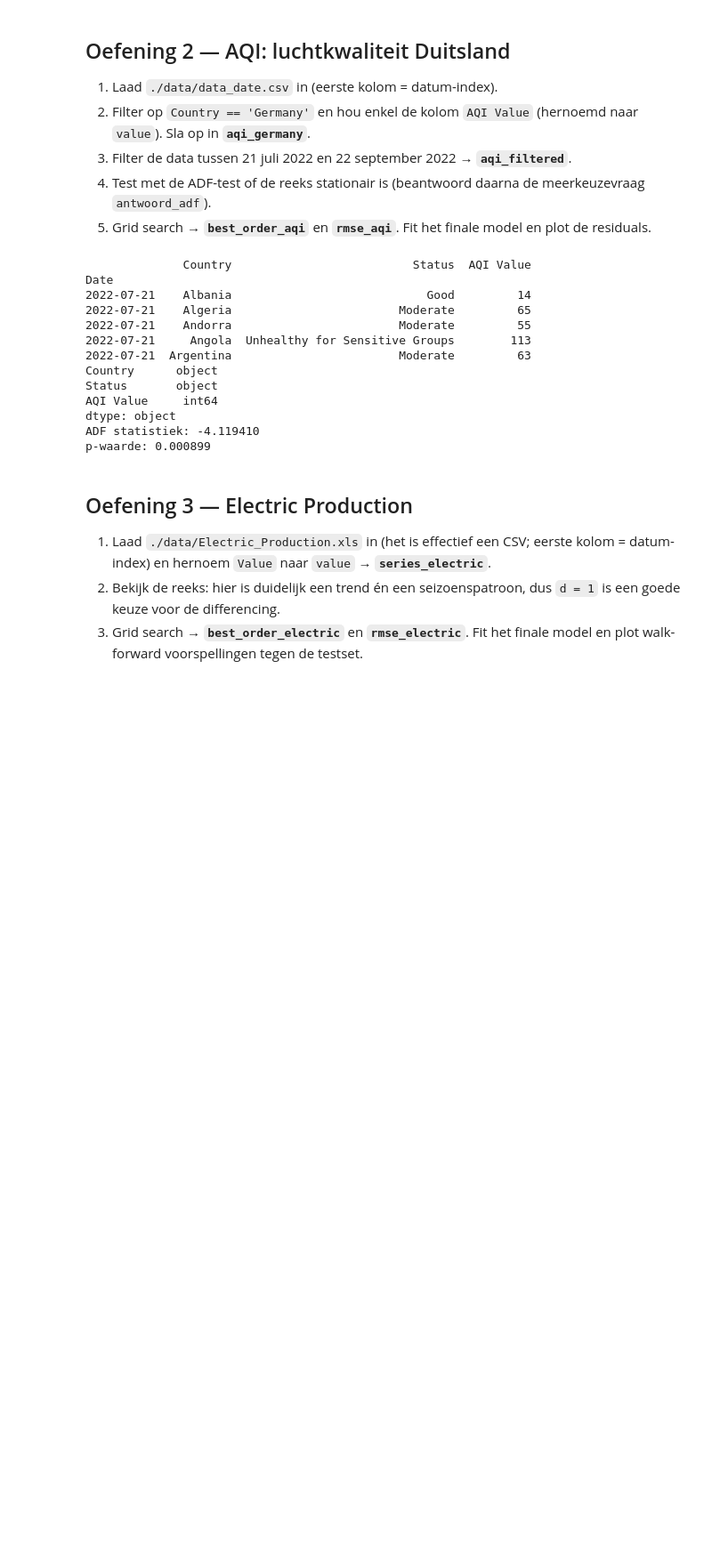
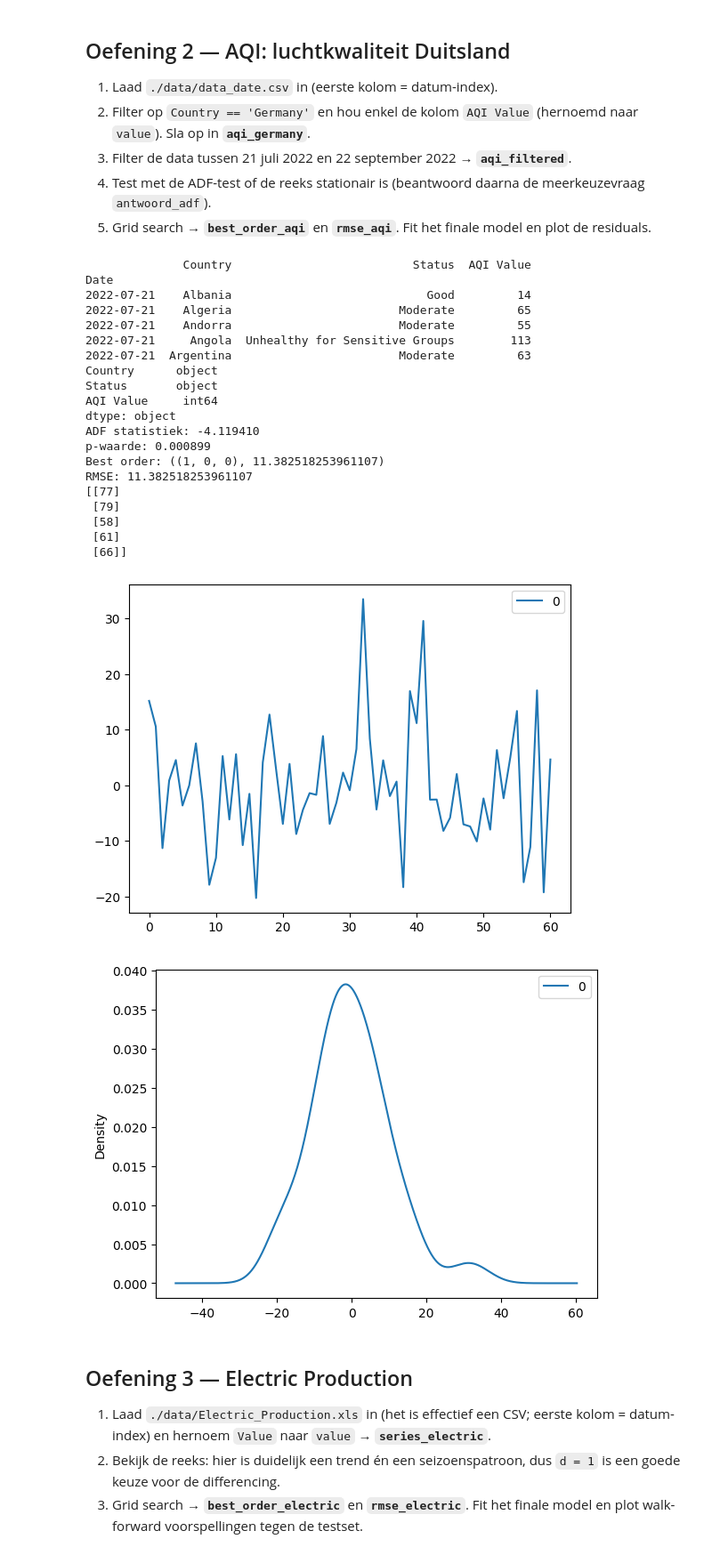
Before and after one commit to oleksandrtsyhanok/ML-Algo-student, a Jupyter notebook: exercises_with_checks/week04/arima_checkpoint_opgave.ipynb, the cells around one changed output. Shown at 89% size. Cells and saved outputs as stored; diff of their text form; code cells hidden in the pictures; blank space fills up the shorter version.

```diff
--- a/exercises_with_checks/week04/arima_checkpoint_opgave.ipynb
+++ b/exercises_with_checks/week04/arima_checkpoint_opgave.ipynb
@@ -152,33 +155,62 @@ KeyboardInterrupt:
 df = pd.read_csv('./data/data_date.csv', index_col=[0])
 print(df.head(5))
 
 aqi_germany = df[df['Country'] == 'Germany']
 print(aqi_germany.dtypes)
 aqi_germany.drop(columns=['Country', 'Status'], inplace=True)
 aqi_germany.rename(columns={'AQI Value': 'value'})
 
 aqi_filtered = aqi_germany.loc[(aqi_germany.index >= '2022-07-21') & (aqi_germany.index <= '2022-09-22')]
 
 # 4
 adf_check = adfuller(aqi_filtered.dropna())
 print('ADF statistiek: %f' % adf_check[0])
 print('p-waarde: %f' % adf_check[1])
 
 # 5
+best_order_aqi = grid_search_arima(aqi_filtered, p_values, [0], q_values)
+print(f'Best order: {best_order_aqi}')
+rmse_aqi = evaluate_arima_model(aqi_filtered, best_order_aqi[0])
+print(f'RMSE: {rmse_aqi}')
+
+X = aqi_germany.values
+print(X[:5])
+size = int(len(X) * 0.66)
+train, test = X[0:size], X[size:len(X)]
+history = [x for x in train]
+model = ARIMA(history, order=best_order_aqi[0])
+model_fit = model.fit()
+
+# line plot of residuals
+residuals = pd.DataFrame(model_fit.resid)
+residuals.plot()
+plt.show()
+# density plot of residuals
+residuals.plot(kind='kde')
+plt.show()
 # %% [output]
               Country                          Status  AQI Value
 Date
 2022-07-21    Albania                            Good         14
 2022-07-21    Algeria                        Moderate         65
 2022-07-21    Andorra                        Moderate         55
 2022-07-21     Angola  Unhealthy for Sensitive Groups        113
 2022-07-21  Argentina                        Moderate         63
 Country      object
 Status       object
 AQI Value     int64
 dtype: object
 ADF statistiek: -4.119410
 p-waarde: 0.000899
+Best order: ((1, 0, 0), 11.382518253961107)
+RMSE: 11.382518253961107
+[[77]
+ [79]
+ [58]
+ [61]
+ [66]]
+[figure, added]
+[figure, added]
 # %% [markdown]
 ## Oefening 3 — Electric Production
 
```
Also changed, not shown: parts of 2 cells of this notebook, 2 other files.
